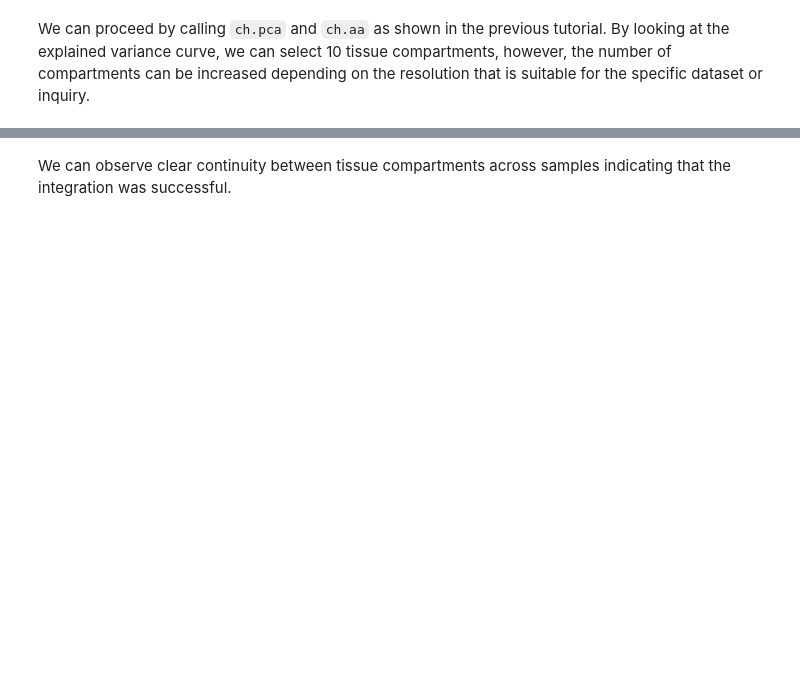
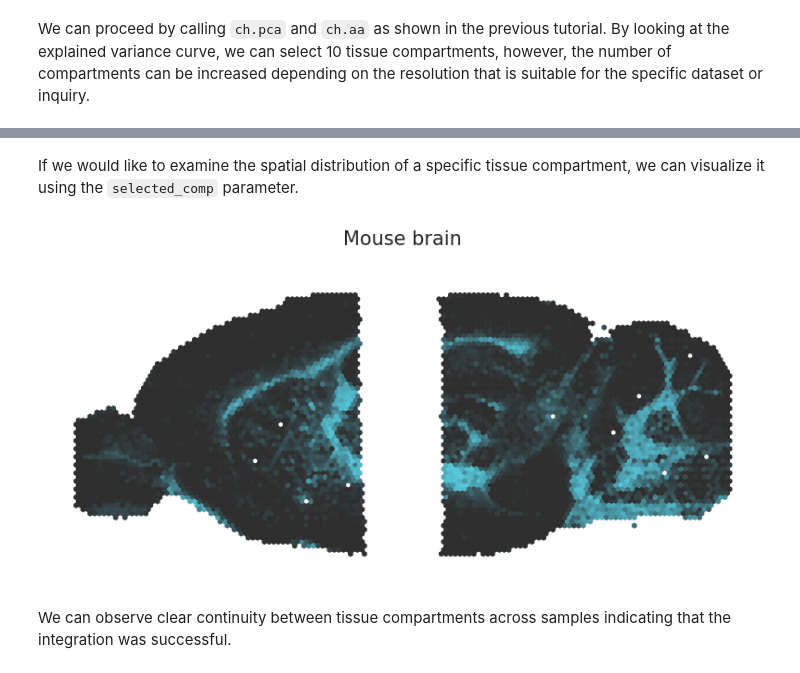
Before and after one commit to rockdeme/chrysalis, a Jupyter notebook: docs/tutorials/mouse_brain_integration_tutorial.ipynb, the cells around one changed output, grey strips where cells are left out. Saved outputs shown, nothing was run; the diff lists cells and outputs as text; code cells hidden in the pictures; blank space fills up the shorter version.

```diff
--- a/docs/tutorials/mouse_brain_integration_tutorial.ipynb
+++ b/docs/tutorials/mouse_brain_integration_tutorial.ipynb
@@ -82,3 +84,10 @@ for i in np.unique(adata.obs['sample']):
+# %% [markdown]
+If we would like to examine the spatial distribution of a specific tissue compartment, we can visualize it using the `selected_comp` parameter.
+# %%
+ch.plot_samples(adata, 1, 2, dim=10, selected_comp=9, suptitle='Mouse brain', spot_size=4.5, show_title=False)
+plt.show()
+# %% [output]
+[figure, added]
 # %% [markdown]
 We can observe clear continuity between tissue compartments across samples indicating that the integration was successful.
 # %%
```
Also changed, not shown: parts of 13 cells of this notebook, 16 other files.
